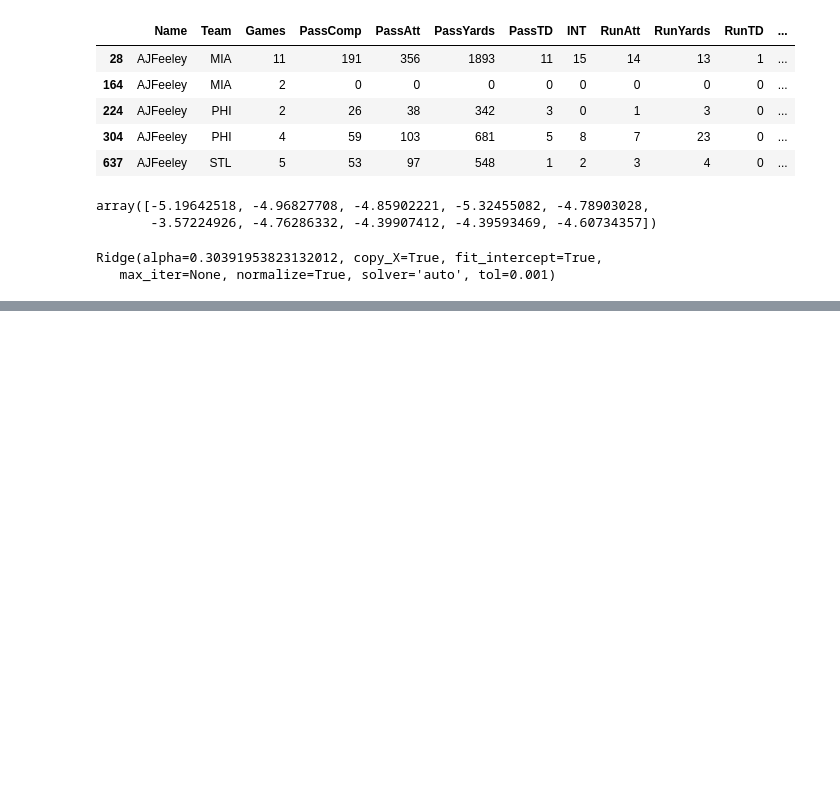
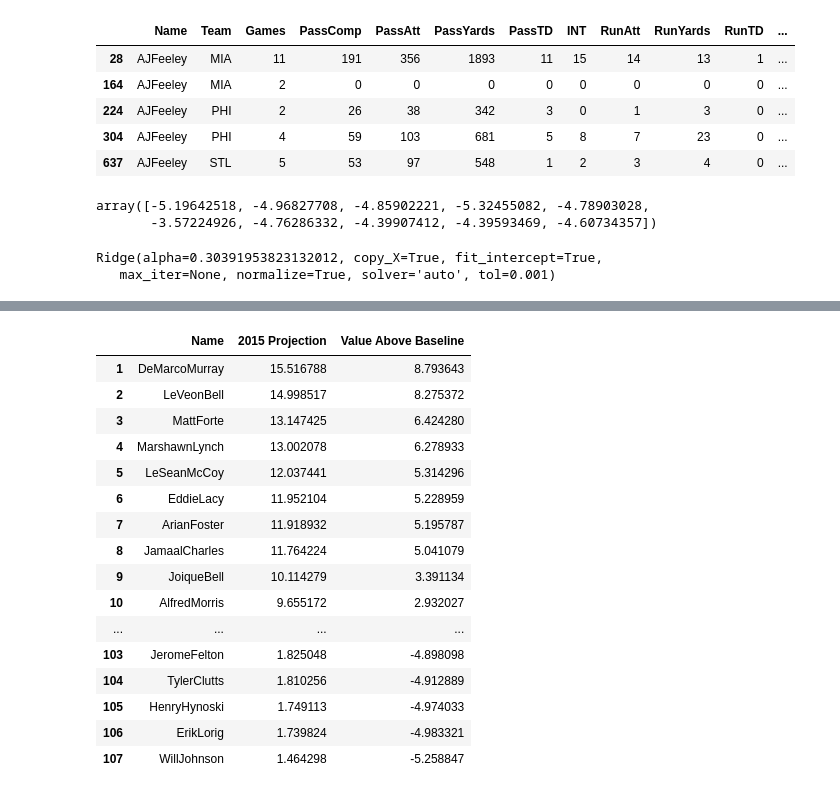
Before and after one commit to keithdlandry/player_stats, a Jupyter notebook: scripts/all_projections.ipynb, the cells around one changed output, grey strips where cells are left out. Saved outputs shown, nothing was run; the diff lists cells and outputs as text; code cells hidden in the pictures; blank space fills up the shorter version.

```diff
--- a/scripts/all_projections.ipynb
+++ b/scripts/all_projections.ipynb
@@ -152,0 +107,20 @@ te_proj
+# %%
+projections[1]
+# %% [output]
+|  | Name | 2015 Projection | Value Above Baseline |
+| 1 | DeMarcoMurray | 15.516788 | 8.793643 |
+| 2 | LeVeonBell | 14.998517 | 8.275372 |
+| 3 | MattForte | 13.147425 | 6.424280 |
+| 4 | MarshawnLynch | 13.002078 | 6.278933 |
+| 5 | LeSeanMcCoy | 12.037441 | 5.314296 |
+| 6 | EddieLacy | 11.952104 | 5.228959 |
+| 7 | ArianFoster | 11.918932 | 5.195787 |
+| 8 | JamaalCharles | 11.764224 | 5.041079 |
+| 9 | JoiqueBell | 10.114279 | 3.391134 |
+| 10 | AlfredMorris | 9.655172 | 2.932027 |
+| ... | ... | ... | ... |
+| 103 | JeromeFelton | 1.825048 | -4.898098 |
+| 104 | TylerClutts | 1.810256 | -4.912889 |
+| 105 | HenryHynoski | 1.749113 | -4.974033 |
+| 106 | ErikLorig | 1.739824 | -4.983321 |
+| 107 | WillJohnson | 1.464298 | -5.258847 |
```
Also changed, not shown: parts of 11 cells of this notebook, 5 other files.
